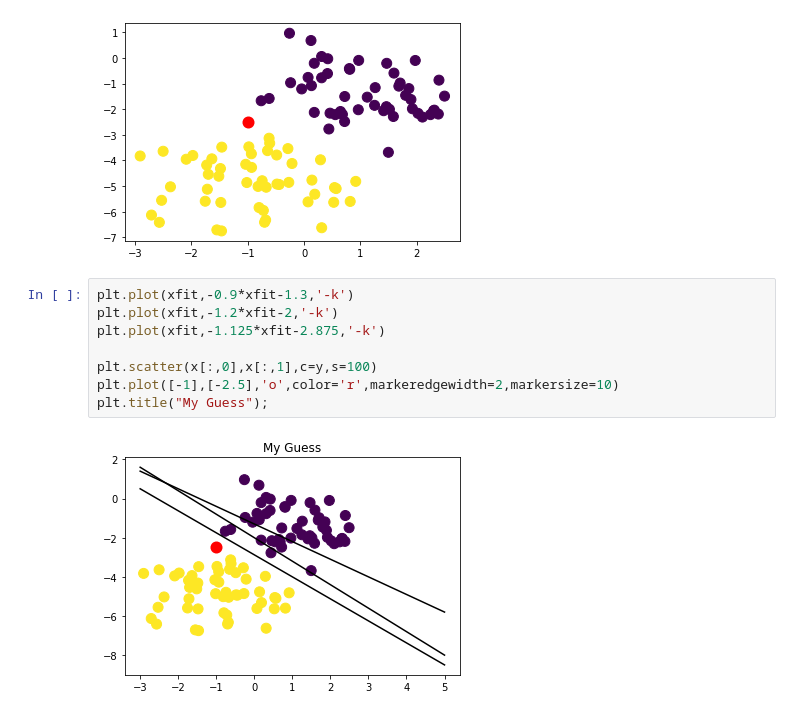
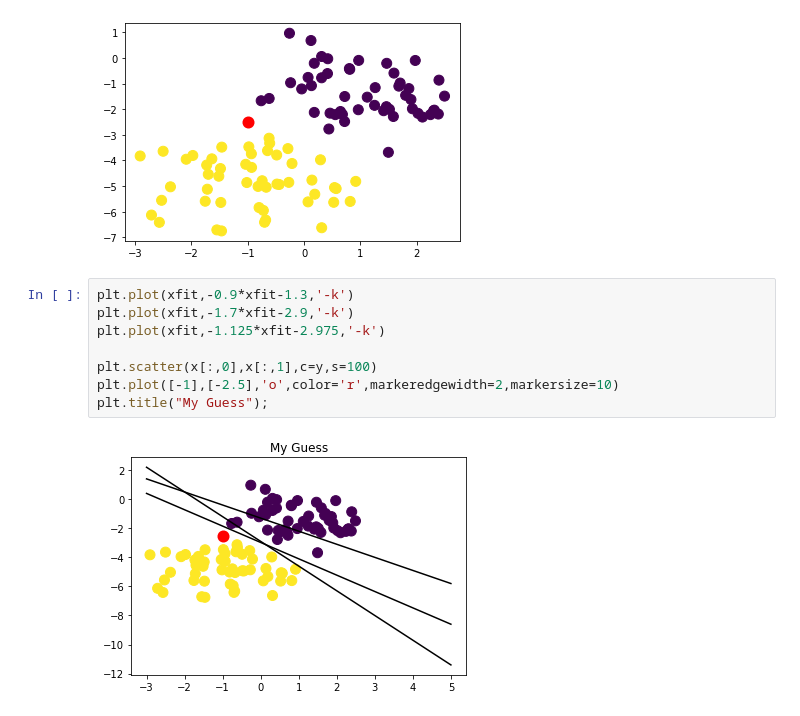
Before and after one commit to Abtinz/Machine-Learning-with-Python, a Jupyter notebook: Machine Learning with python/Classification/SVM/SVM_Blobs.ipynb, the cells around one changed output. Drawn from its saved outputs; the diff is of its cells as text.

```diff
--- a/Machine Learning with python/Classification/SVM/SVM_Blobs.ipynb
+++ b/Machine Learning with python/Classification/SVM/SVM_Blobs.ipynb
@@ -20,11 +20,11 @@ plt.plot([-1],[-2.5],'o',color='r',markeredgewidth=2,markersize=10);
 [figure]
 # %%
 plt.plot(xfit,-0.9*xfit-1.3,'-k')
-plt.plot(xfit,-1.2*xfit-2,'-k')
-plt.plot(xfit,-1.125*xfit-2.875,'-k')
+plt.plot(xfit,-1.7*xfit-2.9,'-k')
+plt.plot(xfit,-1.125*xfit-2.975,'-k')
 
 plt.scatter(x[:,0],x[:,1],c=y,s=100)
 plt.plot([-1],[-2.5],'o',color='r',markeredgewidth=2,markersize=10)
 plt.title("My Guess");
 # %% [output]
-[figure, old version]
+[figure, new version]
```
Also changed, not shown: parts of 1 cell of this notebook.
